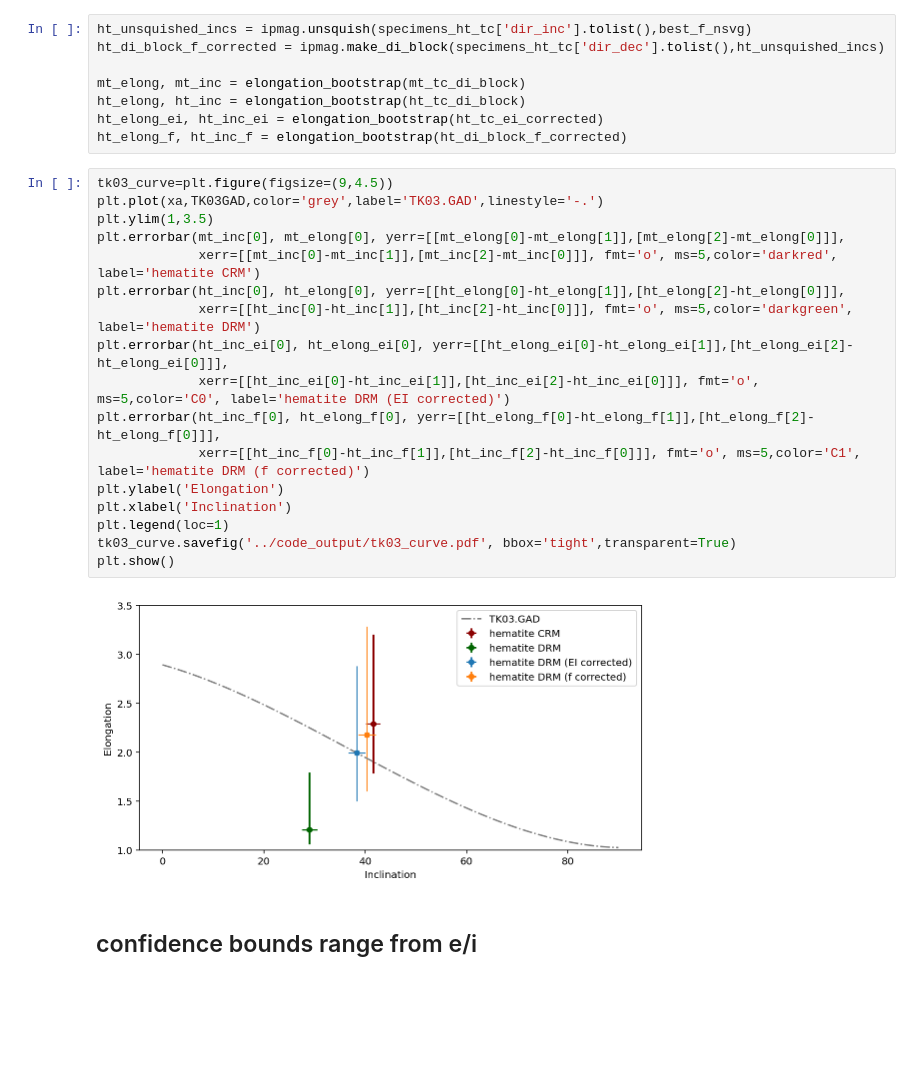
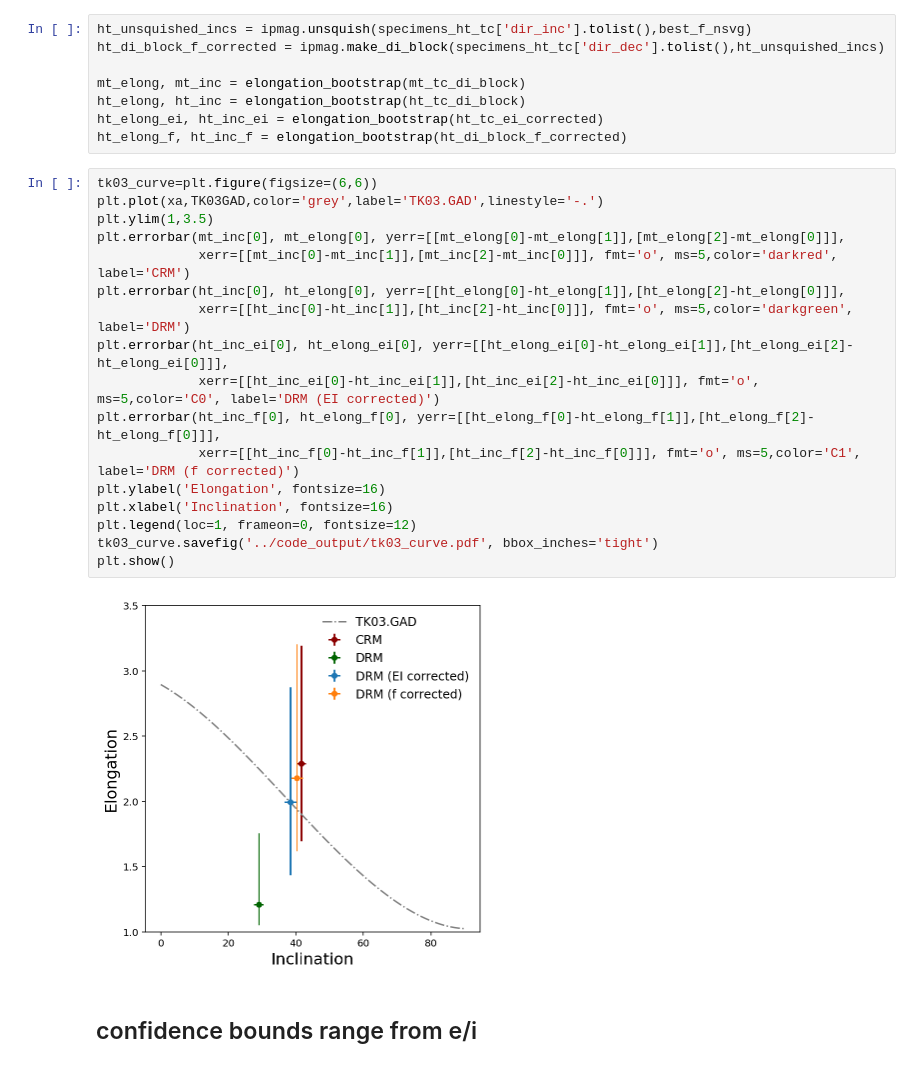
Before and after one commit to Swanson-Hysell-Group/Inclination_Shallowing, a Jupyter notebook: code/Notebooks/Cutface_pmag.ipynb, the cells around one changed output. Saved outputs shown, nothing was run; the diff lists cells and outputs as text; blank space fills up the shorter version.

Commit message:
change tk03_curve figure size

```diff
--- a/code/Notebooks/Cutface_pmag.ipynb
+++ b/code/Notebooks/Cutface_pmag.ipynb
@@ -744,24 +744,24 @@ ht_elong, ht_inc = elongation_bootstrap(ht_tc_di_block)
 ht_elong_ei, ht_inc_ei = elongation_bootstrap(ht_tc_ei_corrected)
 ht_elong_f, ht_inc_f = elongation_bootstrap(ht_di_block_f_corrected)
 # %%
-tk03_curve=plt.figure(figsize=(9,4.5))
+tk03_curve=plt.figure(figsize=(6,6))
 plt.plot(xa,TK03GAD,color='grey',label='TK03.GAD',linestyle='-.')
 plt.ylim(1,3.5)
 plt.errorbar(mt_inc[0], mt_elong[0], yerr=[[mt_elong[0]-mt_elong[1]],[mt_elong[2]-mt_elong[0]]],
-             xerr=[[mt_inc[0]-mt_inc[1]],[mt_inc[2]-mt_inc[0]]], fmt='o', ms=5,color='darkred', label='hematite CRM')
+             xerr=[[mt_inc[0]-mt_inc[1]],[mt_inc[2]-mt_inc[0]]], fmt='o', ms=5,color='darkred', label='CRM')
 plt.errorbar(ht_inc[0], ht_elong[0], yerr=[[ht_elong[0]-ht_elong[1]],[ht_elong[2]-ht_elong[0]]],
-             xerr=[[ht_inc[0]-ht_inc[1]],[ht_inc[2]-ht_inc[0]]], fmt='o', ms=5,color='darkgreen', label='hematite DRM')
+             xerr=[[ht_inc[0]-ht_inc[1]],[ht_inc[2]-ht_inc[0]]], fmt='o', ms=5,color='darkgreen', label='DRM')
 plt.errorbar(ht_inc_ei[0], ht_elong_ei[0], yerr=[[ht_elong_ei[0]-ht_elong_ei[1]],[ht_elong_ei[2]-ht_elong_ei[0]]],
-             xerr=[[ht_inc_ei[0]-ht_inc_ei[1]],[ht_inc_ei[2]-ht_inc_ei[0]]], fmt='o', ms=5,color='C0', label='hematite DRM (EI corrected)')
+             xerr=[[ht_inc_ei[0]-ht_inc_ei[1]],[ht_inc_ei[2]-ht_inc_ei[0]]], fmt='o', ms=5,color='C0', label='DRM (EI corrected)')
 plt.errorbar(ht_inc_f[0], ht_elong_f[0], yerr=[[ht_elong_f[0]-ht_elong_f[1]],[ht_elong_f[2]-ht_elong_f[0]]],
-             xerr=[[ht_inc_f[0]-ht_inc_f[1]],[ht_inc_f[2]-ht_inc_f[0]]], fmt='o', ms=5,color='C1', label='hematite DRM (f corrected)')
-plt.ylabel('Elongation')
-plt.xlabel('Inclination')
-plt.legend(loc=1)
-tk03_curve.savefig('../code_output/tk03_curve.pdf', bbox='tight',transparent=True)
+             xerr=[[ht_inc_f[0]-ht_inc_f[1]],[ht_inc_f[2]-ht_inc_f[0]]], fmt='o', ms=5,color='C1', label='DRM (f corrected)')
+plt.ylabel('Elongation', fontsize=16)
+plt.xlabel('Inclination', fontsize=16)
+plt.legend(loc=1, frameon=0, fontsize=12)
+tk03_curve.savefig('../code_output/tk03_curve.pdf', bbox_inches='tight')
 plt.show()
 # %% [output]
-[figure, old version]
+[figure, new version]
 # %% [markdown]
 ## confidence bounds range from e/i
 # %%
```
Also changed, not shown: 2 other files.
